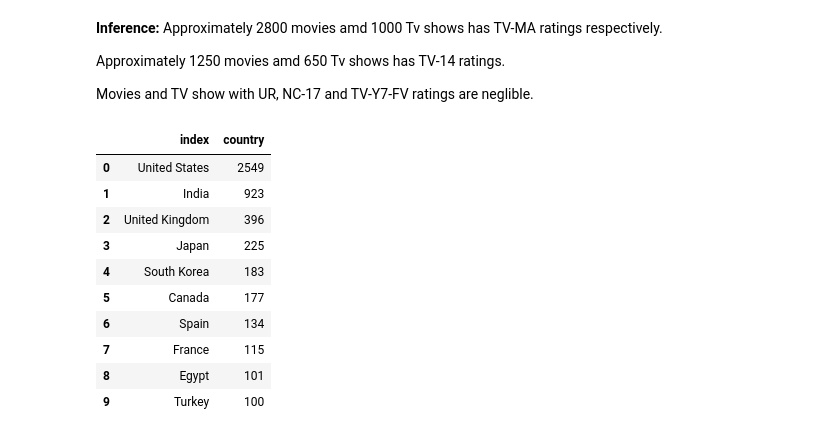
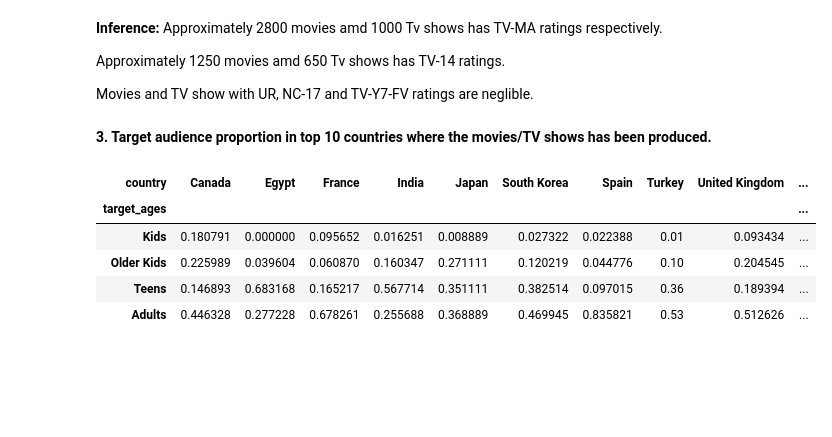
Before and after one commit to shubham-bhadouria/Netflix-Movies-and-TV-shows-clustering, a Jupyter notebook: Netflix_movies_and_TV_show_clustering.ipynb, the cells around one changed output. Saved outputs shown, nothing was run; the diff lists cells and outputs as text; code cells hidden in the pictures; blank space fills up the shorter version.

```diff
--- a/Netflix_movies_and_TV_show_clustering.ipynb
+++ b/Netflix_movies_and_TV_show_clustering.ipynb
@@ -494,17 +498,42 @@ plt.show()
 Approximately 1250 movies amd 650 Tv shows has TV-14 ratings.
 
 Movies and TV show with UR, NC-17 and TV-Y7-FV ratings are neglible.
-# %%
-Netflix_df[~(Netflix_df['country']=='Unknown')].country.value_counts()[:10].reset_index()
-# %% [output]
-|  | index | country |
-| 0 | United States | 2549 |
-| 1 | India | 923 |
-| 2 | United Kingdom | 396 |
-| 3 | Japan | 225 |
-| 4 | South Korea | 183 |
-| 5 | Canada | 177 |
-| 6 | Spain | 134 |
-| 7 | France | 115 |
-| 8 | Egypt | 101 |
-| 9 | Turkey | 100 |
+# %% [markdown]
+**3. Target audience proportion in top 10 countries where the movies/TV shows has been produced.**
+# %%
+#Target audience proportion in top 10 countries where the movies/TV shows has been produced.
+
+# grouping the ratings into various categories
+ratings = {
+    'TV-PG': 'Older Kids',
+    'TV-MA': 'Adults',
+    'TV-Y7-FV': 'Older Kids',
+    'TV-Y7': 'Older Kids',
+    'TV-14': 'Teens',
+    'R': 'Adults',
+    'TV-Y': 'Kids',
+    'NR': 'Adults',
+    'PG-13': 'Teens',
+    'TV-G': 'Kids',
+    'PG': 'Older Kids',
+    'G': 'Kids',
+    'UR': 'Adults',
+    'NC-17': 'Adults'
+}
+Netflix_df['target_ages'] = Netflix_df['rating'].replace(ratings)        # adding new column 'target_ages' which contains ratings
+Netflix_df['target_ages'] = pd.Categorical(Netflix_df['target_ages'], categories=['Kids', 'Older Kids', 'Teens', 'Adults'])
+
+netflix = Netflix_df[~(Netflix_df['country']=='Unknown')]                      # dataframe containing known countries
+Top_10_countries = netflix.country.value_counts()[:10].reset_index()           # containing data of top 10 countries where the movies/Tv shows has been produced
+
+
+heatmap = netflix.loc[netflix['country'].isin(Top_10_countries['index'])]
+heatmap = pd.crosstab(heatmap['country'],heatmap['target_ages'],normalize = "index").T
+heatmap
+# %% [output]
+| country | Canada | Egypt | France | India | Japan | South Korea | Spain | Turkey | United Kingdom | ... |
+| target_ages |  |  |  |  |  |  |  |  |  | ... |
+| Kids | 0.180791 | 0.000000 | 0.095652 | 0.016251 | 0.008889 | 0.027322 | 0.022388 | 0.01 | 0.093434 | ... |
+| Older Kids | 0.225989 | 0.039604 | 0.060870 | 0.160347 | 0.271111 | 0.120219 | 0.044776 | 0.10 | 0.204545 | ... |
+| Teens | 0.146893 | 0.683168 | 0.165217 | 0.567714 | 0.351111 | 0.382514 | 0.097015 | 0.36 | 0.189394 | ... |
+| Adults | 0.446328 | 0.277228 | 0.678261 | 0.255688 | 0.368889 | 0.469945 | 0.835821 | 0.53 | 0.512626 | ... |
```
Also changed, not shown: parts of 4 cells of this notebook.
